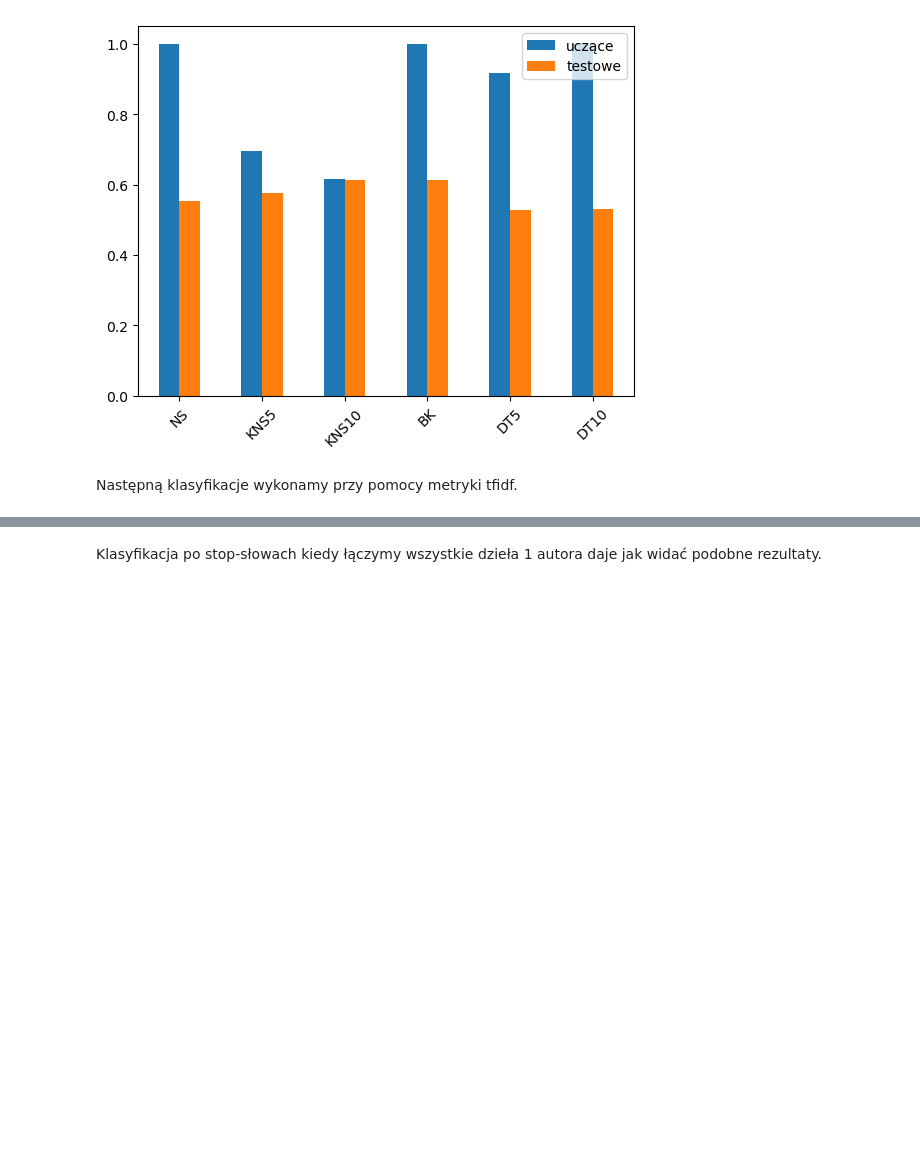
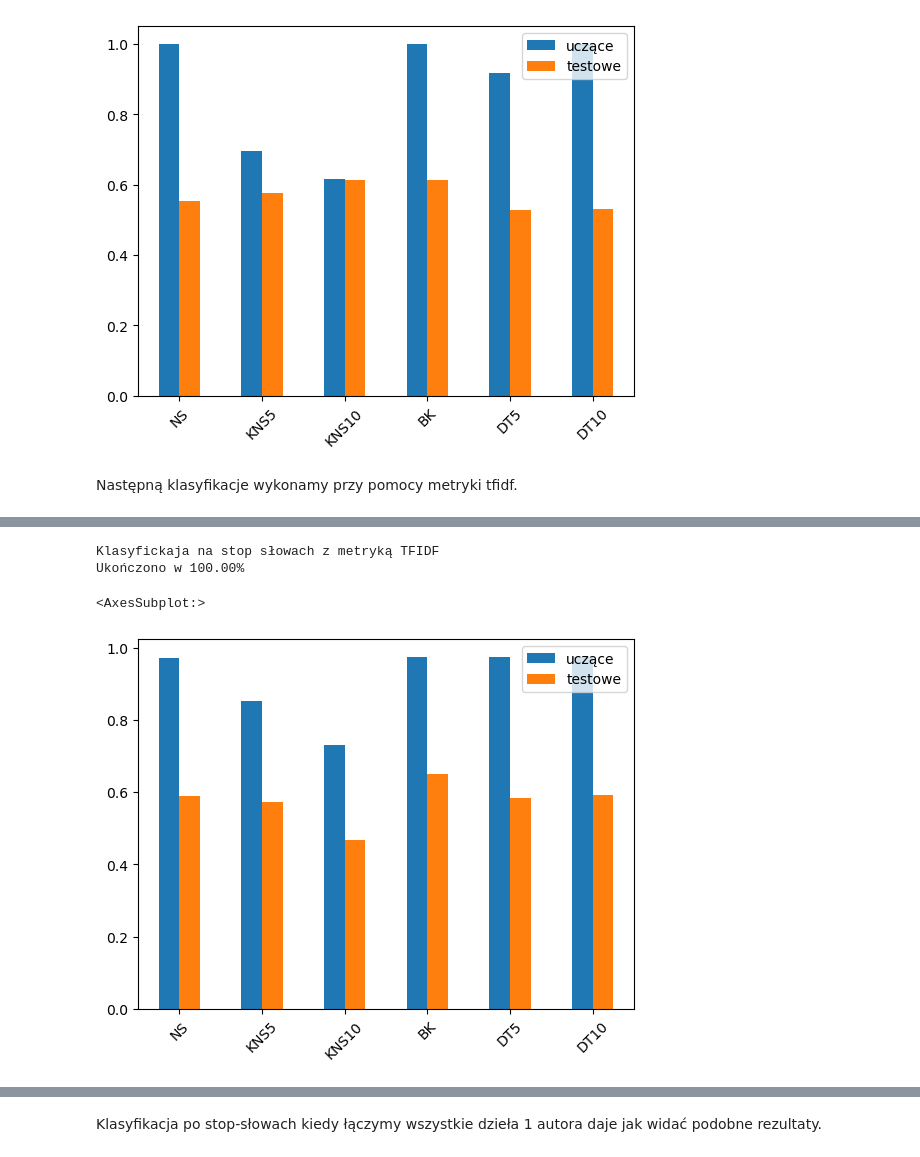
Before and after one commit to opprotossball/PRiAD-Project, a Jupyter notebook: Projekt.ipynb, the cells around one changed output, grey strips where cells are left out. Drawn from its saved outputs; the diff is of its cells as text; code cells hidden in the pictures; blank space fills up the shorter version.

Commit message:
tfidf

```diff
--- a/Projekt.ipynb
+++ b/Projekt.ipynb
@@ -317,7 +317,8 @@ def test_classifiers(df_o, tfidf_arg=False ,NS=False,tries=100):
     res = {}
     df = df_o.copy()
     progress = len(models)*tries
-    df = frequency(df)
+    if not tfidf_arg:
+        df = frequency(df)
     for index, name_mod in enumerate(models):
         name, mod = name_mod
         if NS and name != 'NS': continue
@@ -389,6 +392,11 @@ KeyError: 4
 # %%
 print("Klasyfickaja na stop słowach z metryką TFIDF")
-respdTF2 = test_classifiers(data2, tfidf=True tries=1000)
+respdTF2 = test_classifiers(data2, tfidf_arg=True, tries=1000)
 respdTF2.plot(kind='bar', rot = 45)
+# %% [output]
+Klasyfickaja na stop słowach z metryką TFIDF
+Ukończono w 100.00%
+<AxesSubplot:>
+[figure, added]
 # %%
 print("Klasyfickaja na stop słowach z metryką TFIDF")
```
Also changed, not shown: parts of 3 cells of this notebook.
